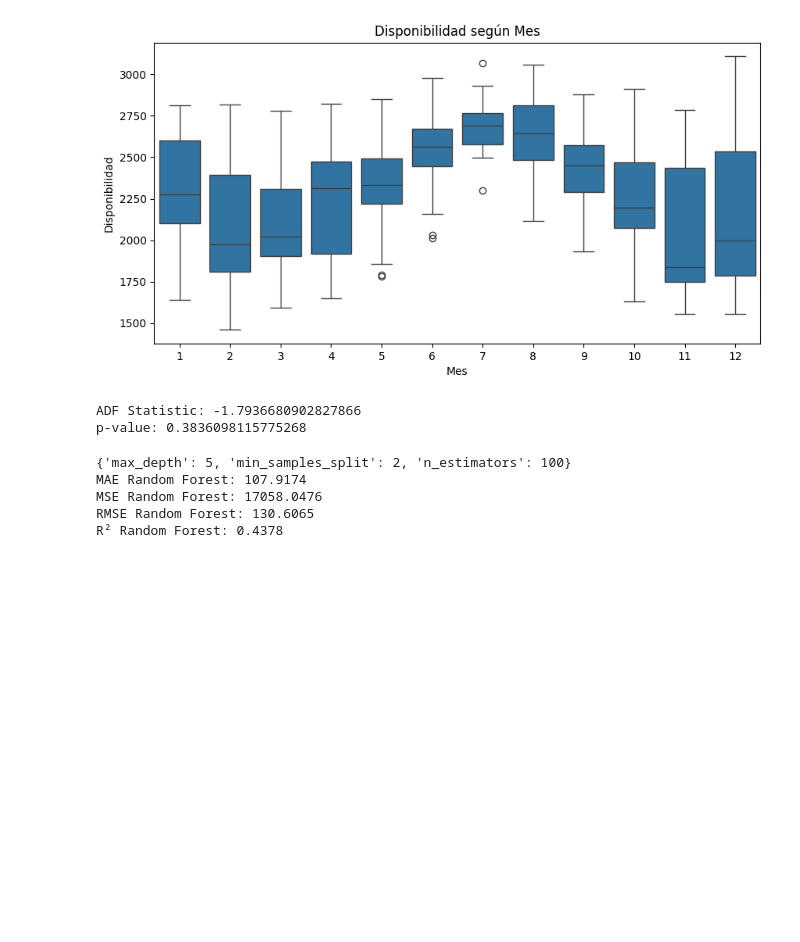
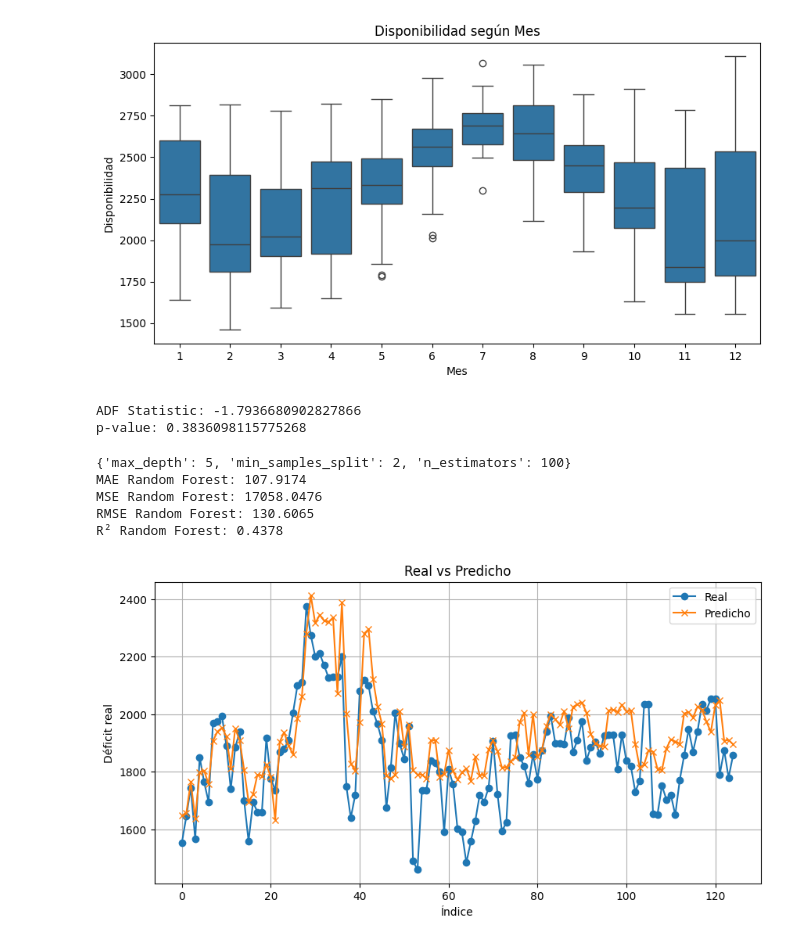
Before and after one commit to AmaliaGlezO/MW_Predictor, a Jupyter notebook: notebooks/03_Disponibilidad.ipynb, the cells around one changed output. Drawn from its saved outputs; the diff is of its cells as text; code cells hidden in the pictures; blank space fills up the shorter version.

```diff
--- a/notebooks/03_Disponibilidad.ipynb
+++ b/notebooks/03_Disponibilidad.ipynb
@@ -118,3 +118,15 @@ MAE Random Forest: 107.9174
 MSE Random Forest: 17058.0476
 RMSE Random Forest: 130.6065
 R² Random Forest: 0.4378
+# %%
+plt.figure(figsize=(10, 5))
+plt.plot(y_test.values, label='Real', marker='o')
+plt.plot(pred_rf, label='Predicho', marker='x')
+plt.title('Real vs Predicho')
+plt.xlabel('Índice')
+plt.ylabel('Déficit real')
+plt.legend()
+plt.grid(True)
+plt.show()
+# %% [output]
+[figure, added]
```
